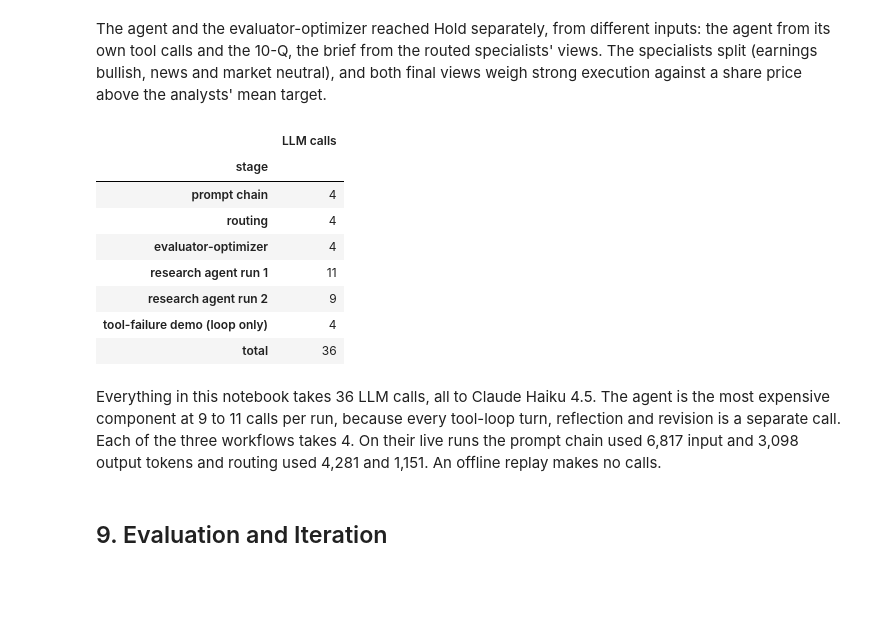
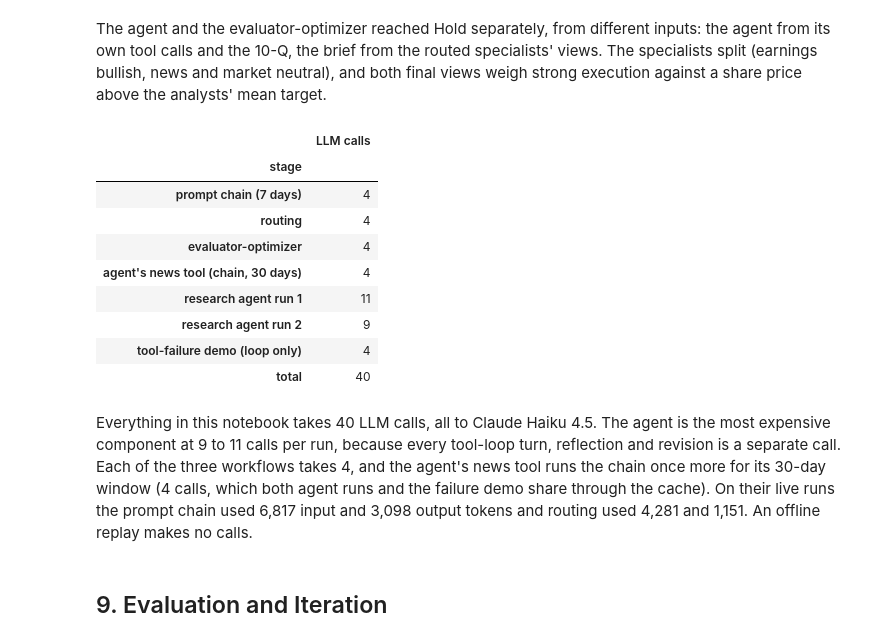
Before and after one commit to pdhinaka/AAI-520-NLP-Final-Team-Project-Group7, a Jupyter notebook: notebooks/final_notebook.ipynb, the cells around one changed output. Cells and saved outputs as stored; diff of their text form; code cells hidden in the pictures; blank space fills up the shorter version.

```diff
--- a/notebooks/final_notebook.ipynb
+++ b/notebooks/final_notebook.ipynb
@@ -1321,44 +1333,61 @@ Agent rating: Hold; brief view: Hold; agree: True
 
 The agent and the evaluator-optimizer reached Hold separately, from different inputs: the agent from its own tool calls and the 10-Q, the brief from the routed specialists' views. The specialists split (earnings bullish, news and market neutral), and both final views weigh strong execution against a share price above the analysts' mean target.
 # %%
-# LLM calls per stage, counted from each result: the agent makes one
-# planning call, one per tool-loop turn, one to write the report, one
-# per reflection, and one per revision. Chain and routing calls come
-# from their saved live runs; the agent's news tool reuses the chain's
-# cached calls. All calls use the same model.
+# LLM calls per stage, counted from each result. The chain makes one
+# classify call, one extract call per batch of relevant articles, and
+# one summarize call. The agent makes one planning call, one per
+# tool-loop turn, one to write the report, one per reflection and one
+# per revision; its news tool runs the chain again with the window the
+# model chose. Routing's calls come from its saved live run.
+import math
+
+
+def chain_calls(result):
+    relevant = sum(a["labels"].get("relevant", False)
+                   for a in result["steps"]["classify"])
+    return 2 + math.ceil(relevant / prompt_chain.EXTRACT_BATCH)
+
+
 def agent_calls(run):
     return (1 + run["turns"] + 1 + len(run["reflection_history"])
             + len(run["drafts"]) - 1)
 
 
+news_args = next(t["args"] for t in run1["trace"]
+                 if t["tool"] == "get_news_digest")
+agent_chain = prompt_chain.run_chain(
+    TICKER, days=news_args.get("days", 7),
+    limit=news_args.get("limit", 30), save=False)
 n = len(loop["history"])
 costs = pd.DataFrame([
-    {"stage": "prompt chain",
-     "LLM calls": live_runs("prompt_chain")[-1]["usage"]["calls"]},
+    {"stage": "prompt chain (7 days)", "LLM calls": chain_calls(chain)},
     {"stage": "routing",
      "LLM calls": live_runs("routing")[-1]["usage"]["calls"]},
     {"stage": "evaluator-optimizer", "LLM calls": 1 + n + (n - 1)},
+    {"stage": f"agent's news tool (chain, {news_args.get('days')} days)",
+     "LLM calls": chain_calls(agent_chain)},
     {"stage": "research agent run 1", "LLM calls": agent_calls(run1)},
     {"stage": "research agent run 2", "LLM calls": agent_calls(run2)},
     {"stage": "tool-failure demo (loop only)",
      "LLM calls": failed["turns"]},
 ]).set_index("stage")
 costs.loc["total"] = costs.sum()
 costs
 # %% [output]
 |  | LLM calls |
 | stage |  |
-| prompt chain | 4 |
+| prompt chain (7 days) | 4 |
 | routing | 4 |
 | evaluator-optimizer | 4 |
+| agent's news tool (chain, 30 days) | 4 |
 | research agent run 1 | 11 |
 | research agent run 2 | 9 |
 | tool-failure demo (loop only) | 4 |
-| total | 36 |
+| total | 40 |
 # %% [markdown]
 <!-- DRAFT: Pranav to review -->
 
-Everything in this notebook takes 36 LLM calls, all to Claude Haiku 4.5. The agent is the most expensive component at 9 to 11 calls per run, because every tool-loop turn, reflection and revision is a separate call. Each of the three workflows takes 4. On their live runs the prompt chain used 6,817 input and 3,098 output tokens and routing used 4,281 and 1,151. An offline replay makes no calls.
+Everything in this notebook takes 40 LLM calls, all to Claude Haiku 4.5. The agent is the most expensive component at 9 to 11 calls per run, because every tool-loop turn, reflection and revision is a separate call. Each of the three workflows takes 4, and the agent's news tool runs the chain once more for its 30-day window (4 calls, which both agent runs and the failure demo share through the cache). On their live runs the prompt chain used 6,817 input and 3,098 output tokens and routing used 4,281 and 1,151. An offline replay makes no calls.
 # %% [markdown]
 ## 9. Evaluation and Iteration
 # %% [markdown]
```
Also changed, not shown: parts of 7 cells of this notebook, 11 other files.
